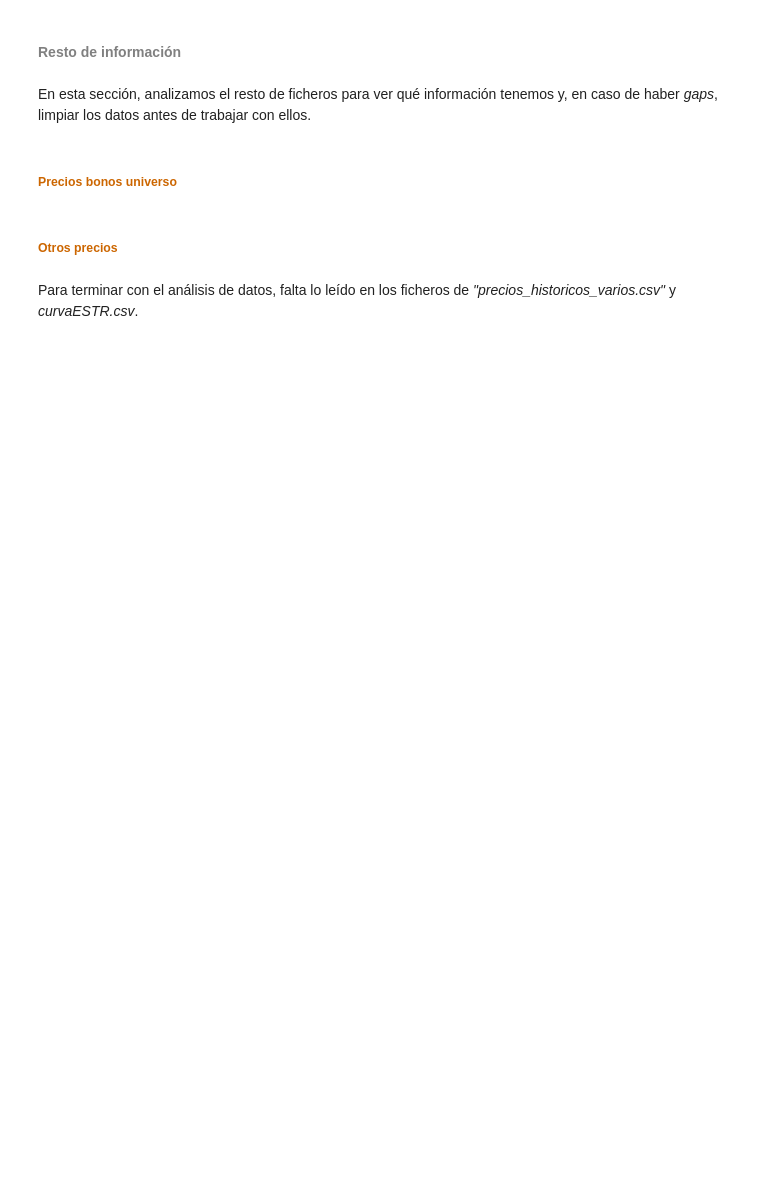
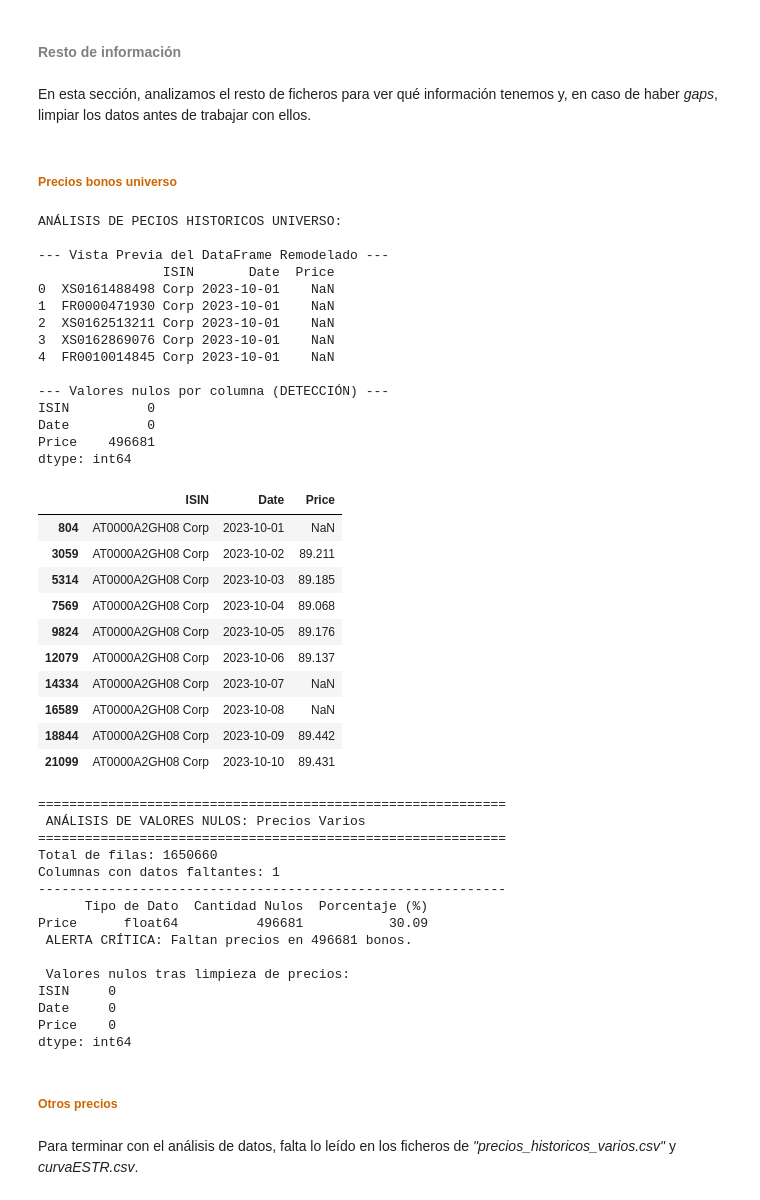
Before and after one commit to Romequinco/TAREA_RENTA_FIJA_1, a Jupyter notebook: src/TallerRF_AnálisisCartera_Enunciado_Josep.ipynb, the cells around one changed output. Drawn from its saved outputs; the diff is of its cells as text; code cells hidden in the pictures; blank space fills up the shorter version.

```diff
--- a/src/TallerRF_AnálisisCartera_Enunciado_Josep.ipynb
+++ b/src/TallerRF_AnálisisCartera_Enunciado_Josep.ipynb
@@ -904,6 +710,86 @@ TypeError: unsupported operand type(s) for -: 'str' and 'str'
 En esta sección, analizamos el resto de ficheros para ver qué información tenemos y, en caso de haber *gaps*, limpiar los datos antes de trabajar con ellos.
 # %% [markdown]
 ##### <font color=#CC6600>Precios bonos universo</font>
+# %%
+print("ANÁLISIS DE PECIOS HISTORICOS UNIVERSO: ")
+precios_universo = pd.read_csv('../data/precios_historicos_universo.csv', sep=';', decimal='.', na_values=['#N/D', ' ', 'NA', 'nan', 'N/A'])
+# 1. Renombramos la columna sin nombre
+isin_col_name = precios_universo.columns[0]
+precios_universo.rename(columns={isin_col_name: 'ISIN'}, inplace=True)
+
+# 2. Ejecutamos MELT
+precios_largo = pd.melt(
+    precios_universo,
+    id_vars=['ISIN'],
+    var_name='Date',
+    value_name='Price'
+)
+display
+# 3. ANÁLISIS DE FECHAS CORRECTO
+precios_largo['Date'] = pd.to_datetime(
+    precios_largo['Date'],
+    format='%d/%m/%Y',
+    errors='coerce'
+)
+
+print("\n--- Vista Previa del DataFrame Remodelado ---")
+print(precios_largo.head())
+
+# 4. DETECCIÓN FINAL DE NULOS (RESPUESTA a tu pregunta)
+print(f"\n--- Valores nulos por columna (DETECCIÓN) ---")
+print(precios_largo.isnull().sum())
+
+precios_ordenados = precios_largo.sort_values(by=['ISIN', 'Date']).copy()
+display(precios_ordenados.head(10))
+
+reportar_gaps_informacion(precios_ordenados, "Precios Varios")
+
+# Eliminamos filas con precios nulos
+precios_limpios = precios_ordenados.dropna(subset=['Price']).copy()
+print(f"\n Valores nulos tras limpieza de precios:")
+print(precios_limpios.isnull().sum())
+# %% [output]
+ANÁLISIS DE PECIOS HISTORICOS UNIVERSO:
+
+--- Vista Previa del DataFrame Remodelado ---
+                ISIN       Date  Price
+0  XS0161488498 Corp 2023-10-01    NaN
+1  FR0000471930 Corp 2023-10-01    NaN
+2  XS0162513211 Corp 2023-10-01    NaN
+3  XS0162869076 Corp 2023-10-01    NaN
+4  FR0010014845 Corp 2023-10-01    NaN
+
+--- Valores nulos por columna (DETECCIÓN) ---
+ISIN          0
+Date          0
+Price    496681
+dtype: int64
+|  | ISIN | Date | Price |
+| 804 | AT0000A2GH08 Corp | 2023-10-01 | NaN |
+| 3059 | AT0000A2GH08 Corp | 2023-10-02 | 89.211 |
+| 5314 | AT0000A2GH08 Corp | 2023-10-03 | 89.185 |
+| 7569 | AT0000A2GH08 Corp | 2023-10-04 | 89.068 |
+| 9824 | AT0000A2GH08 Corp | 2023-10-05 | 89.176 |
+| 12079 | AT0000A2GH08 Corp | 2023-10-06 | 89.137 |
+| 14334 | AT0000A2GH08 Corp | 2023-10-07 | NaN |
+| 16589 | AT0000A2GH08 Corp | 2023-10-08 | NaN |
+| 18844 | AT0000A2GH08 Corp | 2023-10-09 | 89.442 |
+| 21099 | AT0000A2GH08 Corp | 2023-10-10 | 89.431 |
+============================================================
+ ANÁLISIS DE VALORES NULOS: Precios Varios
+============================================================
+Total de filas: 1650660
+Columnas con datos faltantes: 1
+------------------------------------------------------------
+      Tipo de Dato  Cantidad Nulos  Porcentaje (%)
+Price      float64          496681           30.09
+ ALERTA CRÍTICA: Faltan precios en 496681 bonos.
+
+ Valores nulos tras limpieza de precios:
+ISIN     0
+Date     0
+Price    0
+dtype: int64
 # %% [markdown]
 ##### <font color=#CC6600>Otros precios</font>
 # %% [markdown]
```
Also changed, not shown: parts of 6 cells of this notebook.
